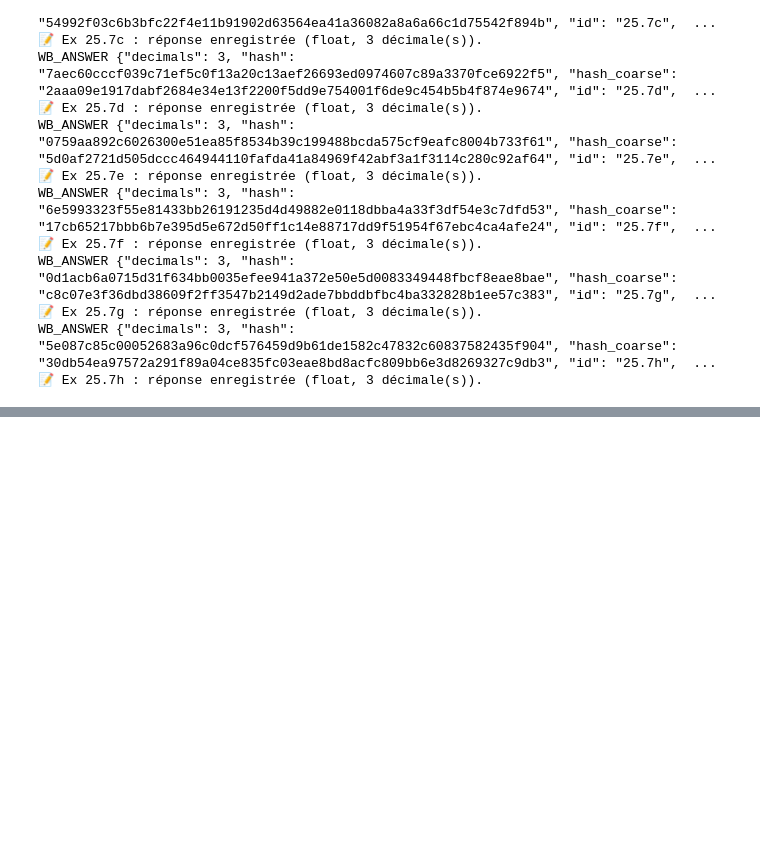
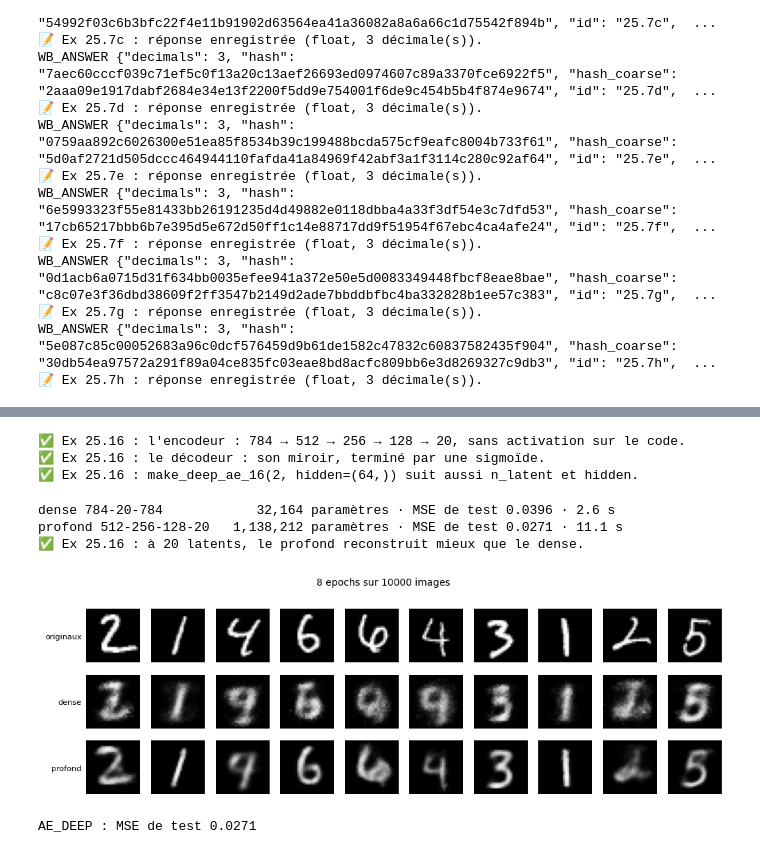
Before and after one commit to cemah2/workbookIA, a Jupyter notebook: chapitres/ch25_autoencodeurs/05_solutions.ipynb, the cells around one changed output, grey strips where cells are left out. Drawn from its saved outputs; the diff is of its cells as text; code cells hidden in the pictures; blank space fills up the shorter version.

```diff
--- a/chapitres/ch25_autoencodeurs/05_solutions.ipynb
+++ b/chapitres/ch25_autoencodeurs/05_solutions.ipynb
@@ -687,0 +1077,80 @@ WB_ANSWER {"decimals": 3, "hash": "5e087c85c00052683a96c0dcf576459d9b61de1582c47
+# %%
+def make_deep_ae_16(n_latent=20, hidden=(512, 256, 128)):
+    """A deep autoencoder: the encoder is Linear(784, hidden[0]) + ReLU, Linear(hidden[0], hidden[1]) + ReLU, ...,
+    then Linear(hidden[-1], n_latent) WITHOUT activation (the code can be negative); the decoder is the mirror
+    image: Linear(n_latent, hidden[-1]) + ReLU, ..., Linear(hidden[0], 784) + Sigmoid. Returns an AutoEncoder
+    whose encoder and decoder are nn.Sequential."""
+    sizes = [784, *hidden, n_latent]
+    encoder = []
+    for n_in, n_out in zip(sizes[:-1], sizes[1:]):
+        encoder += [nn.Linear(n_in, n_out), nn.ReLU()]
+    encoder.pop()                                       # no activation on the code
+    back = sizes[::-1]                                  # n_latent, ..., 784
+    decoder = []
+    for n_in, n_out in zip(back[:-1], back[1:]):
+        decoder += [nn.Linear(n_in, n_out), nn.ReLU()]
+    decoder[-1] = nn.Sigmoid()                          # pixels in [0, 1]
+    return AutoEncoder(nn.Sequential(*encoder), nn.Sequential(*decoder))
+
+
+with checked("25.16"):
+    torch.manual_seed(0)
+    model_16 = make_deep_ae_16(20)
+    if returned("25.16", "make_deep_ae_16", model_16):
+        def _layout_16(seq):
+            return [(m.in_features, m.out_features) if isinstance(m, nn.Linear) else type(m).__name__ for m in seq]
+        want_enc_16 = [(784, 512), "ReLU", (512, 256), "ReLU", (256, 128), "ReLU", (128, 20)]
+        want_dec_16 = [(20, 128), "ReLU", (128, 256), "ReLU", (256, 512), "ReLU", (512, 784), "Sigmoid"]
+        verdict("25.16", _layout_16(model_16.encoder) == want_enc_16, "l'encodeur : 784 → 512 → 256 → 128 → 20, sans activation sur le code.",
+                f"encodeur attendu {want_enc_16}, reçu {_layout_16(model_16.encoder)}.")
+        verdict("25.16", _layout_16(model_16.decoder) == want_dec_16, "le décodeur : son miroir, terminé par une sigmoïde.",
+                f"décodeur attendu {want_dec_16}, reçu {_layout_16(model_16.decoder)}.")
+        other_16 = make_deep_ae_16(2, hidden=(64,))
+        verdict("25.16", _layout_16(other_16.encoder) == [(784, 64), "ReLU", (64, 2)]
+                and _layout_16(other_16.decoder) == [(2, 64), "ReLU", (64, 784), "Sigmoid"],
+                "make_deep_ae_16(2, hidden=(64,)) suit aussi n_latent et hidden.",
+                "make_deep_ae_16 doit suivre n_latent et hidden (essayé avec 2 et (64,)).")
+# %% [output]
+✅ Ex 25.16 : l'encodeur : 784 → 512 → 256 → 128 → 20, sans activation sur le code.
+✅ Ex 25.16 : le décodeur : son miroir, terminé par une sigmoïde.
+✅ Ex 25.16 : make_deep_ae_16(2, hidden=(64,)) suit aussi n_latent et hidden.
+# %%
+with checked("25.16"):
+    EPOCHS_16 = 8 if FAST_MODE else 20
+    histories_16 = {}
+    for name_16, maker_16 in {"dense 784-20-784": make_dense_ae, "profond 512-256-128-20": make_deep_ae_16}.items():
+        torch.manual_seed(2516)
+        model_16 = maker_16(20)
+        histories_16[name_16] = (model_16, train_ae(model_16, X_MNIST, EPOCHS_16, seed=2516, x_val=XM_TEST))
+        print(f"{name_16:24s} {n_params(model_16):9,d} paramètres · MSE de test {histories_16[name_16][1]['val_mse'][-1]:.4f} "
+              f"· {sum(histories_16[name_16][1]['seconds']):.1f} s")
+    mse_dense_16, mse_deep_16 = (h["val_mse"][-1] for _, h in histories_16.values())
+    verdict("25.16", mse_deep_16 < mse_dense_16, "à 20 latents, le profond reconstruit mieux que le dense.",
+            "le profond devrait battre le dense à 20 latents : vérifie ton architecture.")
+    show_rows([XM_TEST[:10]] + [reconstruct(m, XM_TEST[:10]) for m, _ in histories_16.values()],
+              ["originaux", "dense", "profond"], f"{EPOCHS_16} epochs sur {len(X_MNIST)} images")
+# %% [output]
+dense 784-20-784            32,164 paramètres · MSE de test 0.0396 · 2.6 s
+profond 512-256-128-20   1,138,212 paramètres · MSE de test 0.0271 · 11.1 s
+✅ Ex 25.16 : à 20 latents, le profond reconstruit mieux que le dense.
+[figure, added]
+# %%
+# The reference deep autoencoder (your 25.16), and AE_DEEP: the one that parts A and C explore (25.17 to 25.21,
+# 25.31), trained the same way in both modes (the first N_FIXED images, 8 epochs, seed 2516; about 10 s on a CPU)
+def make_deep_ae(n_latent=20, hidden=(512, 256, 128)):
+    """The deep autoencoder of 25.16: dense ReLU layers, a linear code, a sigmoid output."""
+    sizes = [784, *hidden, n_latent]
+    encoder, decoder = [], []
+    for n_in, n_out in zip(sizes[:-1], sizes[1:]):
+        encoder += [nn.Linear(n_in, n_out), nn.ReLU()]
+    for n_in, n_out in zip(sizes[::-1][:-1], sizes[::-1][1:]):
+        decoder += [nn.Linear(n_in, n_out), nn.ReLU()]
+    return AutoEncoder(nn.Sequential(*encoder[:-1]), nn.Sequential(*decoder[:-1], nn.Sigmoid()))
+
+
+torch.manual_seed(2516)
+AE_DEEP = make_deep_ae(20)
+train_ae(AE_DEEP, X_MNIST[:N_FIXED], 8, seed=2516)
+print(f"AE_DEEP : MSE de test {mse_per_image(reconstruct(AE_DEEP, XM_TEST), XM_TEST).mean():.4f}")
+# %% [output]
+AE_DEEP : MSE de test 0.0271
```
Also changed, not shown: parts of 56 cells of this notebook, 8 other files.
